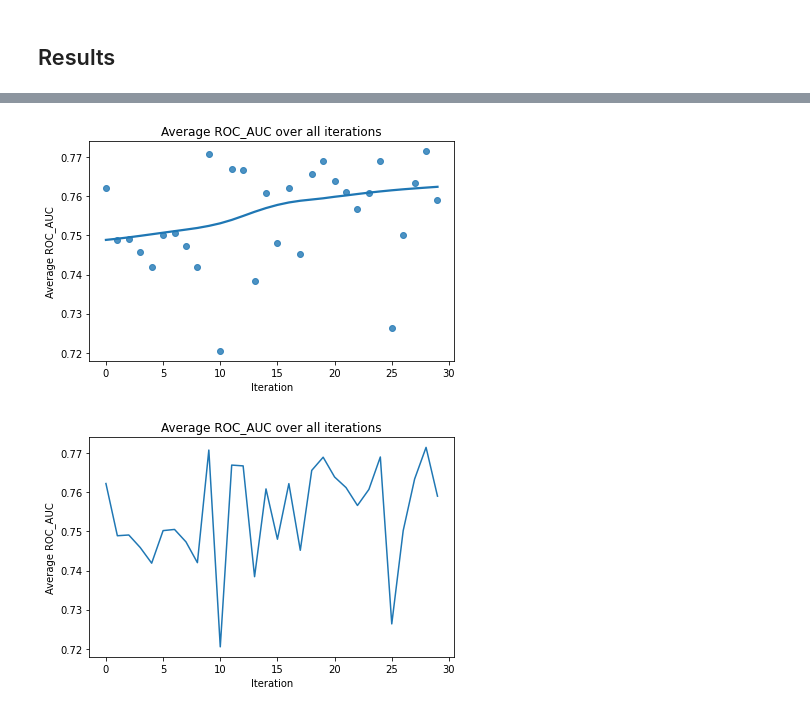
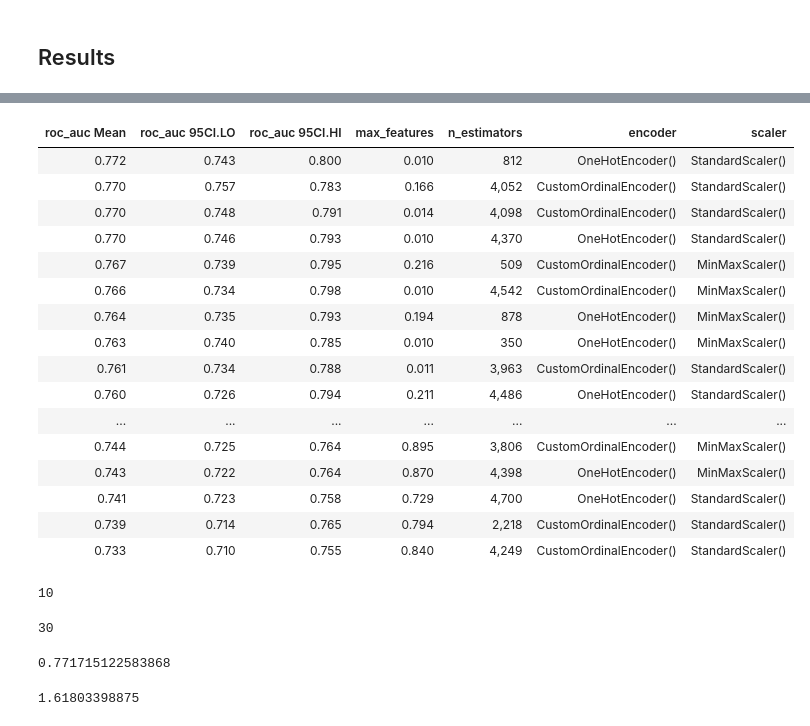
Before and after one commit to shane-kercheval/dash-ml-explorer, a Jupyter notebook: example-scripts/Classification Project/Random Forest/Run 1 - Random Forest - BayesSearchCV.ipynb, the cells around one changed output, grey strips where cells are left out. Saved outputs shown, nothing was run; the diff lists cells and outputs as text; code cells hidden in the pictures.

```diff
--- a/example-scripts/Classification Project/Random Forest/Run 1 - Random Forest - BayesSearchCV.ipynb
+++ b/example-scripts/Classification Project/Random Forest/Run 1 - Random Forest - BayesSearchCV.ipynb
@@ -365,16 +266,0 @@ bayes_search_parsed.formatted_results()
-# %%
-sns.regplot(x=np.arange(0, len(bayes_search_parsed.results)), y=bayes_search_parsed.results.sort_index()['roc_auc Mean'], lowess=True)
-plt.title("Average ROC_AUC over all iterations")
-plt.ylabel("Average ROC_AUC")
-plt.xlabel("Iteration")
-plt.tight_layout()
-# %% [output]
-[figure, removed]
-# %%
-bayes_search_parsed.results.sort_index()['roc_auc Mean'].plot()
-plt.title("Average ROC_AUC over all iterations")
-plt.ylabel("Average ROC_AUC")
-plt.xlabel("Iteration")
-plt.tight_layout()
-# %% [output]
-[figure, removed]
@@ -380,0 +269,38 @@ plt.tight_layout()
+# %%
+parser = hlp.sklearn_eval.SearchCVParser.from_yaml_file(yaml_file_name = 'Run 1 - Random Forest - BayesSearchCV.yaml')
+# %%
+parser.to_formatted_dataframe()
+# %% [output]
+| roc_auc Mean | roc_auc 95CI.LO | roc_auc 95CI.HI | max_features | n_estimators | encoder | scaler |
+| 0.772 | 0.743 | 0.800 | 0.010 | 812 | OneHotEncoder() | StandardScaler() |
+| 0.770 | 0.757 | 0.783 | 0.166 | 4,052 | CustomOrdinalEncoder() | StandardScaler() |
+| 0.770 | 0.748 | 0.791 | 0.014 | 4,098 | CustomOrdinalEncoder() | StandardScaler() |
+| 0.770 | 0.746 | 0.793 | 0.010 | 4,370 | OneHotEncoder() | StandardScaler() |
+| 0.767 | 0.739 | 0.795 | 0.216 | 509 | CustomOrdinalEncoder() | MinMaxScaler() |
+| 0.766 | 0.734 | 0.798 | 0.010 | 4,542 | CustomOrdinalEncoder() | MinMaxScaler() |
+| 0.764 | 0.735 | 0.793 | 0.194 | 878 | OneHotEncoder() | MinMaxScaler() |
+| 0.763 | 0.740 | 0.785 | 0.010 | 350 | OneHotEncoder() | MinMaxScaler() |
+| 0.761 | 0.734 | 0.788 | 0.011 | 3,963 | CustomOrdinalEncoder() | StandardScaler() |
+| 0.760 | 0.726 | 0.794 | 0.211 | 4,486 | OneHotEncoder() | StandardScaler() |
+| ... | ... | ... | ... | ... | ... | ... |
+| 0.744 | 0.725 | 0.764 | 0.895 | 3,806 | CustomOrdinalEncoder() | MinMaxScaler() |
+| 0.743 | 0.722 | 0.764 | 0.870 | 4,398 | OneHotEncoder() | MinMaxScaler() |
+| 0.741 | 0.723 | 0.758 | 0.729 | 4,700 | OneHotEncoder() | StandardScaler() |
+| 0.739 | 0.714 | 0.765 | 0.794 | 2,218 | CustomOrdinalEncoder() | StandardScaler() |
+| 0.733 | 0.710 | 0.755 | 0.840 | 4,249 | CustomOrdinalEncoder() | StandardScaler() |
+# %%
+parser.number_of_splits
+# %% [output]
+10
+# %%
+parser.number_of_iterations
+# %% [output]
+30
+# %%
+parser.best_primary_score
+# %% [output]
+0.771715122583868
+# %%
+hlp.plot.GOLDEN_RATIO
+# %% [output]
+1.61803398875
```
Also changed, not shown: parts of 20 cells of this notebook.
